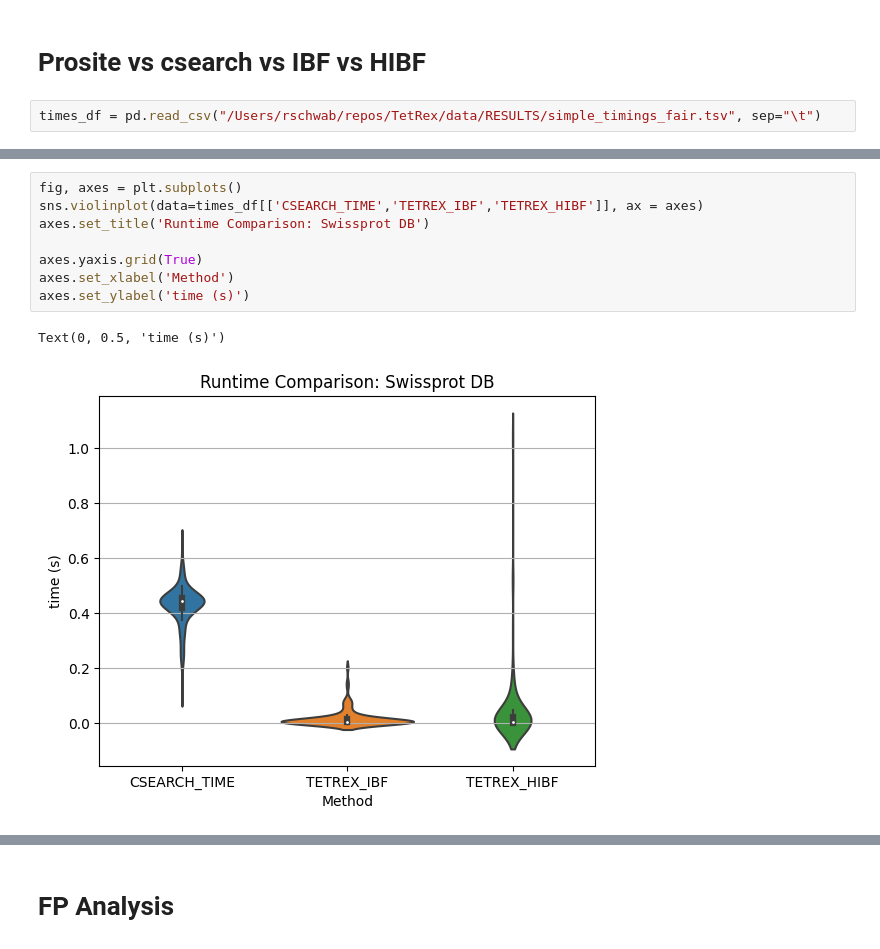
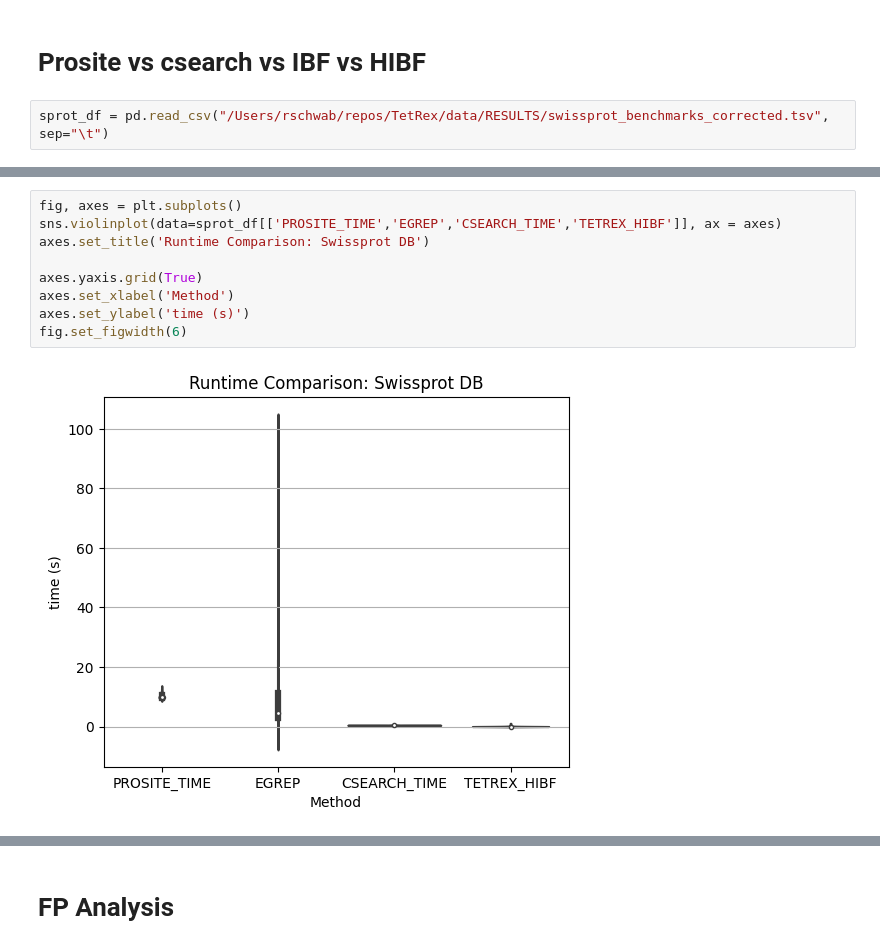
Before and after one commit to remyschwab/TetRex, a Jupyter notebook: utils/visualization_eval.ipynb, the cells around one changed output, grey strips where cells are left out. Saved outputs shown, nothing was run; the diff lists cells and outputs as text.

Commit message:
add latest evaluation data

```diff
--- a/utils/visualization_eval.ipynb
+++ b/utils/visualization_eval.ipynb
@@ -105,4 +105,4 @@ sum(dists) # 3,756,722,694
 # %% [markdown]
 # Prosite vs csearch vs IBF vs HIBF
 # %%
-times_df = pd.read_csv("/Users/rschwab/repos/TetRex/data/RESULTS/simple_timings_fair.tsv", sep="\t")
+sprot_df = pd.read_csv("/Users/rschwab/repos/TetRex/data/RESULTS/swissprot_benchmarks_corrected.tsv", sep="\t")
@@ -154,13 +190,13 @@ plt.legend()
 # %%
 fig, axes = plt.subplots()
-sns.violinplot(data=times_df[['CSEARCH_TIME','TETREX_IBF','TETREX_HIBF']], ax = axes)
+sns.violinplot(data=sprot_df[['PROSITE_TIME','EGREP','CSEARCH_TIME','TETREX_HIBF']], ax = axes)
 axes.set_title('Runtime Comparison: Swissprot DB')
 
 axes.yaxis.grid(True)
 axes.set_xlabel('Method')
 axes.set_ylabel('time (s)')
+fig.set_figwidth(6)
 # %% [output]
-Text(0, 0.5, 'time (s)')
-[figure, old version]
+[figure, new version]
 # %%
 fig, axes = plt.subplots()
```
Also changed, not shown: parts of 34 cells of this notebook, 2 other files.
